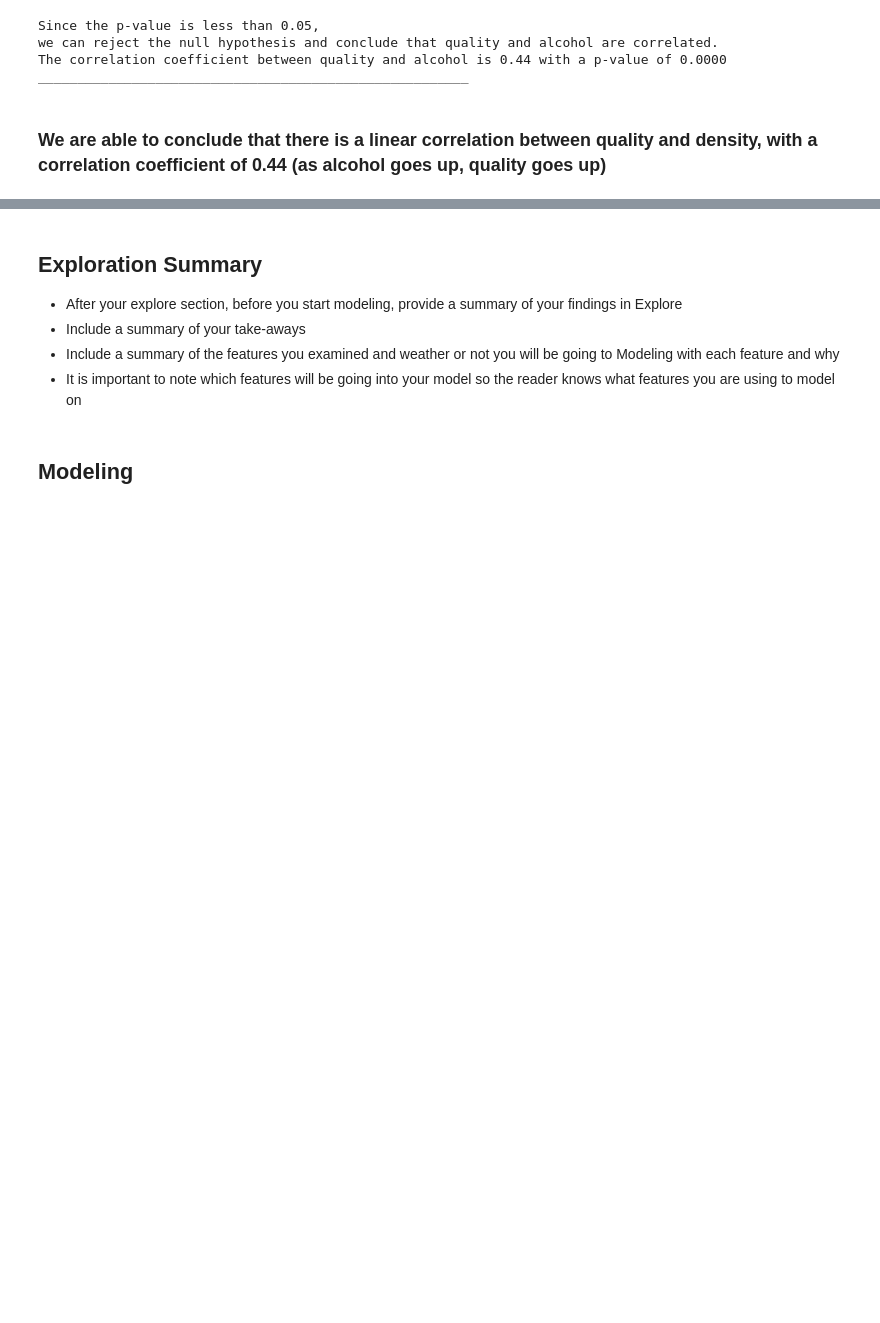
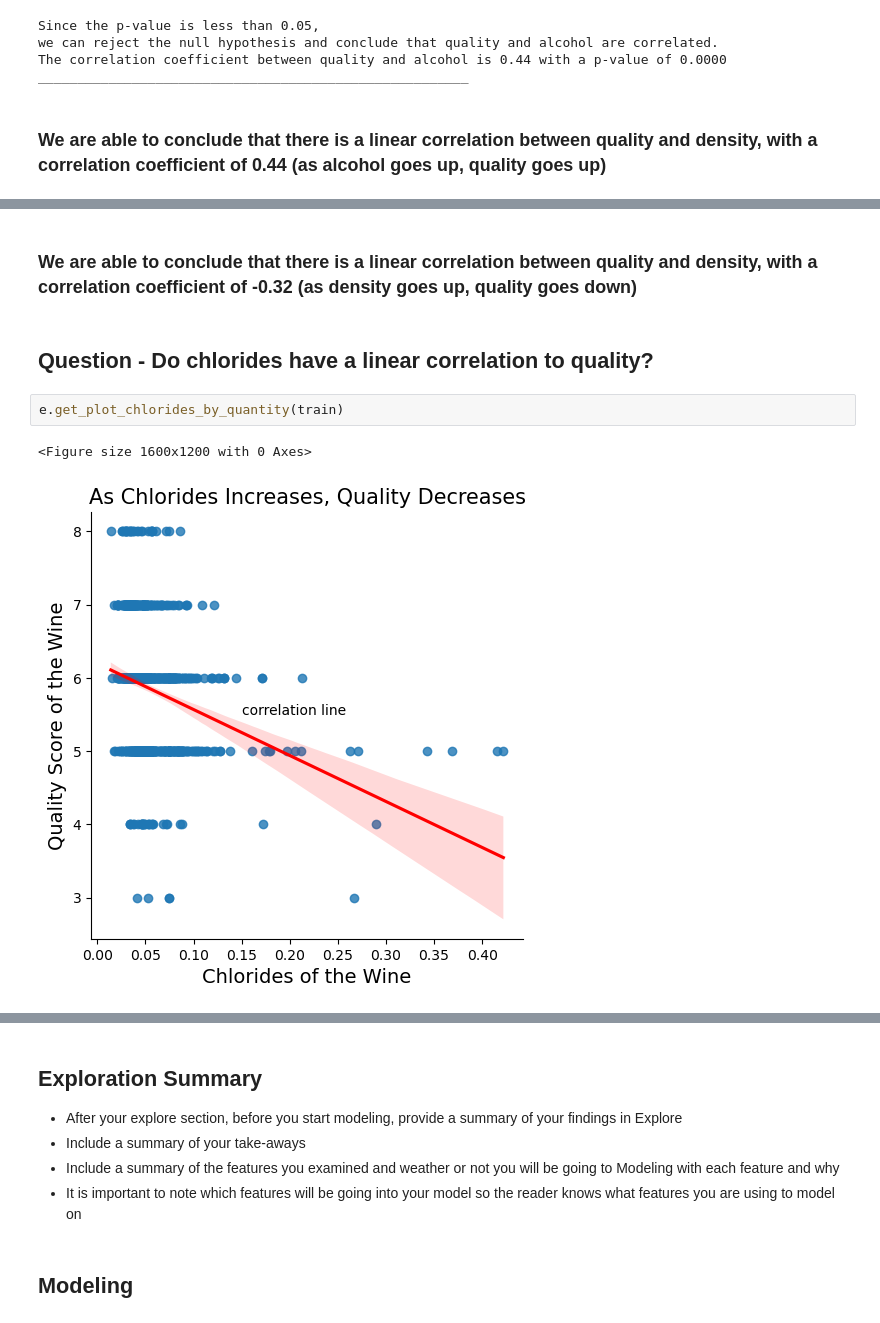
Before and after one commit to Wine-qualitity/wine-qualitiy-model, a Jupyter notebook: final_report.ipynb, the cells around one changed output, grey strips where cells are left out. Cells and saved outputs as stored; diff of their text form; blank space fills up the shorter version.

```diff
--- a/final_report.ipynb
+++ b/final_report.ipynb
@@ -123,0 +122,9 @@ _______________________________________________________
+# %% [markdown]
+### We are able to conclude that there is a linear correlation between quality and density, with a correlation coefficient of -0.32 (as density goes up, quality goes down)
+# %% [markdown]
+## Question - Do chlorides have a linear correlation to quality?
+# %%
+e.get_plot_chlorides_by_quantity(train)
+# %% [output]
+<Figure size 1600x1200 with 0 Axes>
+[figure, added]
```
Also changed, not shown: parts of 8 cells of this notebook, 2 other files.
